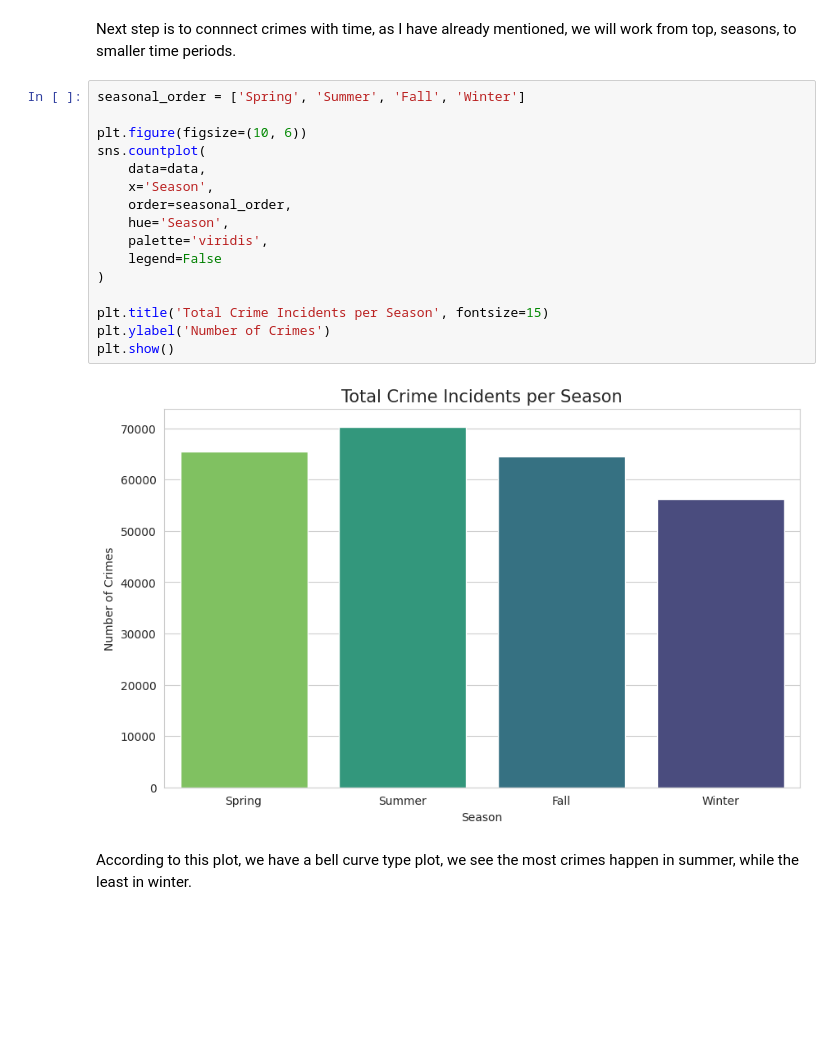
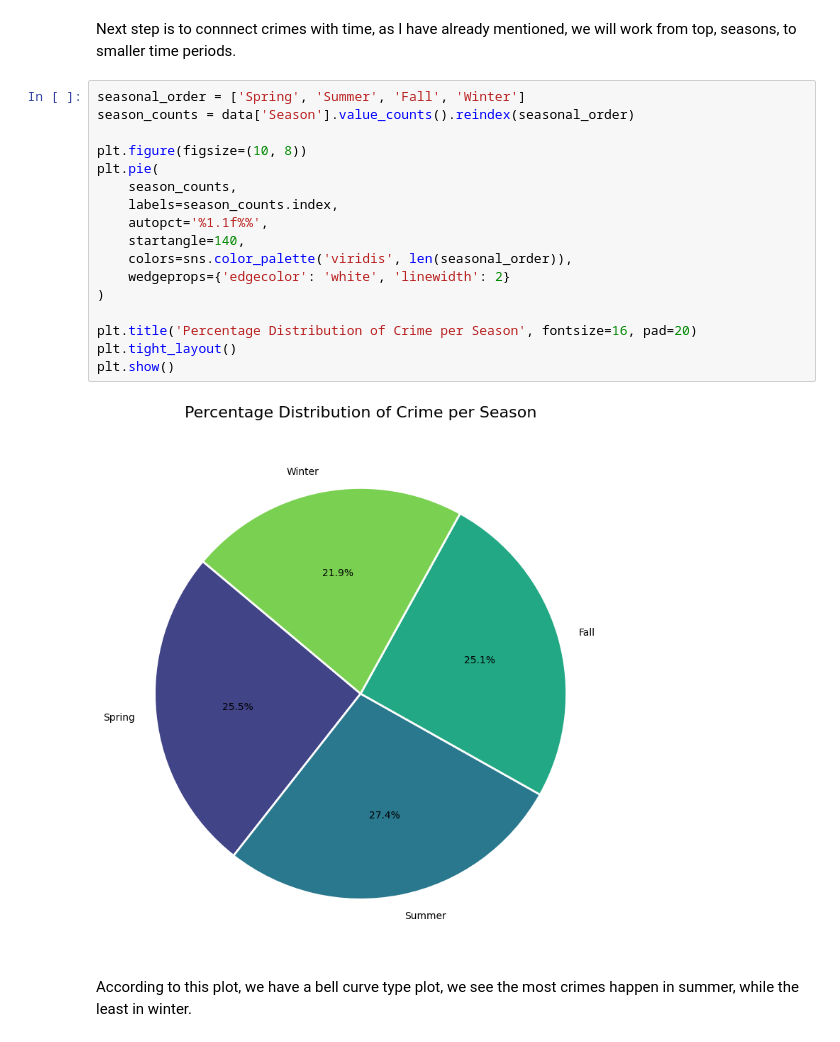
Before and after one commit to Andria-colab/DataGuard, a Jupyter notebook: notebooks/03_eda_visualization1.ipynb, the cells around one changed output. Drawn from its saved outputs; the diff is of its cells as text; blank space fills up the shorter version.

```diff
--- a/notebooks/03_eda_visualization1.ipynb
+++ b/notebooks/03_eda_visualization1.ipynb
@@ -68,24 +68,25 @@ plt.tight_layout()
 We see most freqent crimes are theft, battery, criminal damage, narcotics, other offenses assault and deceptive practice.
 # %% [markdown]
 Next step is to connnect crimes with time, as I have already mentioned, we will work from top, seasons, to smaller time periods.
-# %%
-seasonal_order = ['Spring', 'Summer', 'Fall', 'Winter']
-
-plt.figure(figsize=(10, 6))
-sns.countplot(
-    data=data,
-    x='Season',
-    order=seasonal_order,
-    hue='Season',
-    palette='viridis',
-    legend=False
-)
-
-plt.title('Total Crime Incidents per Season', fontsize=15)
-plt.ylabel('Number of Crimes')
-plt.show()
-# %% [output]
-[figure, removed]
+# %%
+seasonal_order = ['Spring', 'Summer', 'Fall', 'Winter']
+season_counts = data['Season'].value_counts().reindex(seasonal_order)
+
+plt.figure(figsize=(10, 8))
+plt.pie(
+    season_counts,
+    labels=season_counts.index,
+    autopct='%1.1f%%',
+    startangle=140,
+    colors=sns.color_palette('viridis', len(seasonal_order)),
+    wedgeprops={'edgecolor': 'white', 'linewidth': 2}
+)
+
+plt.title('Percentage Distribution of Crime per Season', fontsize=16, pad=20)
+plt.tight_layout()
+plt.show()
+# %% [output]
+[figure, added]
 # %% [markdown]
 According to this plot, we have a bell curve type plot, we see the most crimes happen in summer, while the least in winter.
 # %% [markdown]
```
Also changed, not shown: parts of 12 cells of this notebook.
